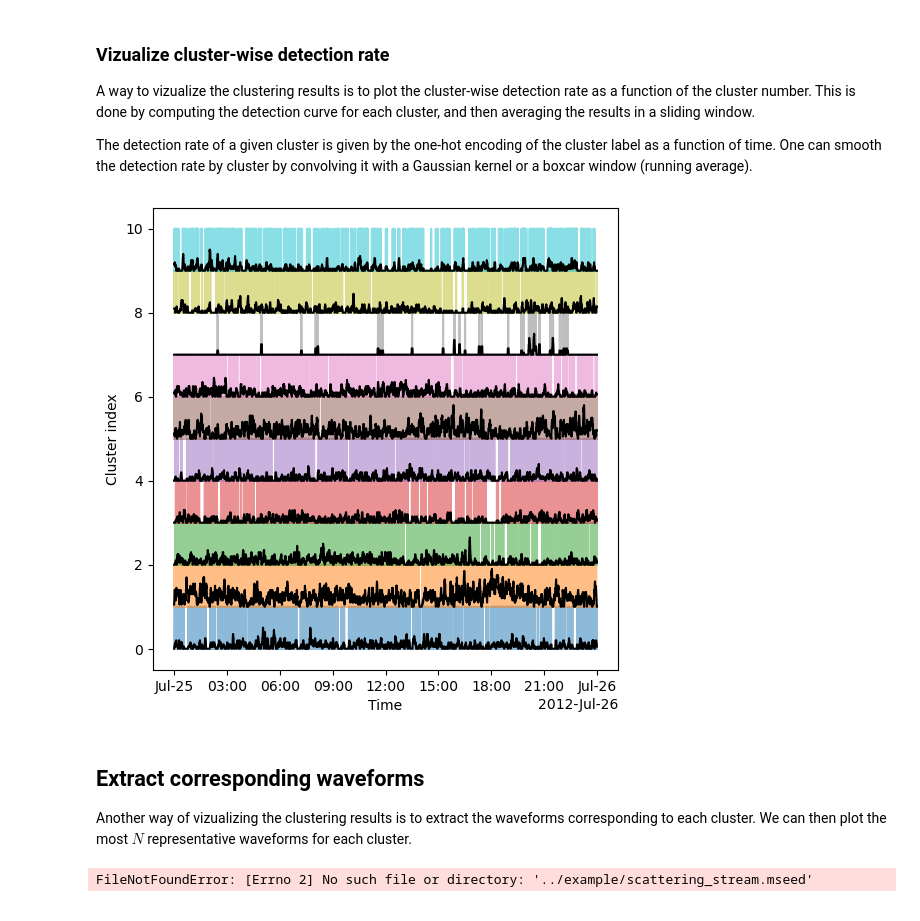
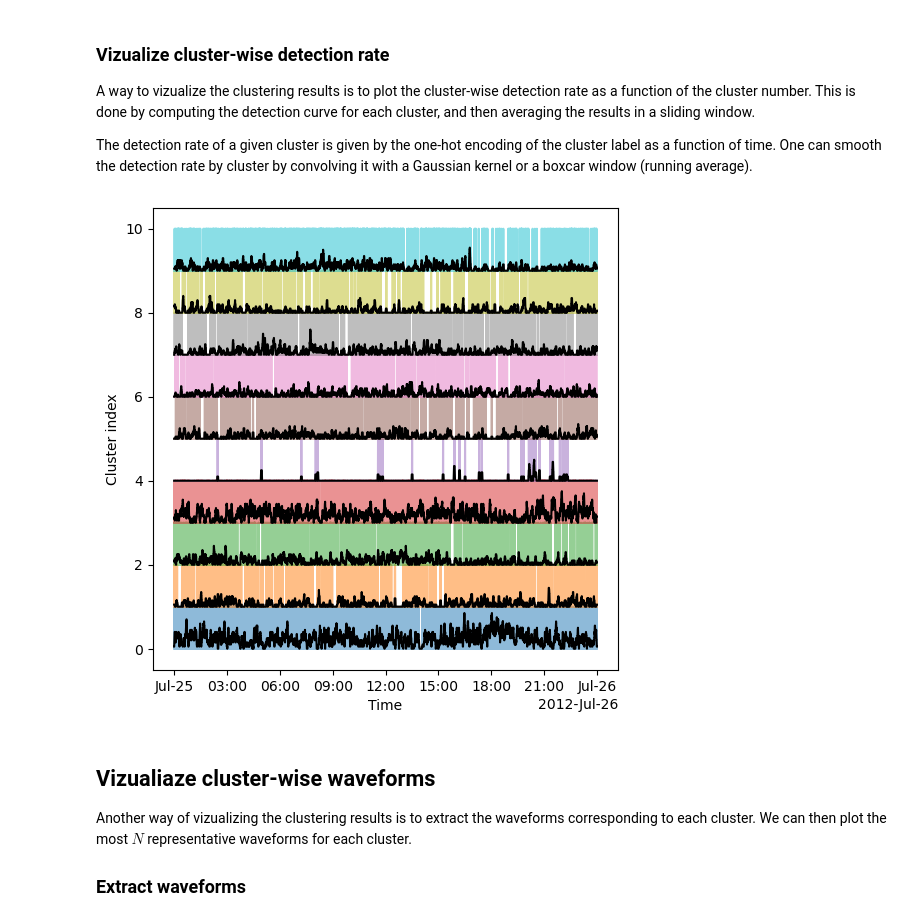
Before and after one commit to scatseisnet/scatseisnet, a Jupyter notebook: docs/source/notebooks/5_clustering.ipynb, the cells around one changed output. Drawn from its saved outputs; the diff is of its cells as text; code cells hidden in the pictures.

Commit message:
Implemented waveform viz in notebook

```diff
--- a/docs/source/notebooks/5_clustering.ipynb
+++ b/docs/source/notebooks/5_clustering.ipynb
@@ -60,10 +60,10 @@ we chose the number of clusters differently.
 
 ### Optimize model
 # %%
-number_of_clusters = 10
+N_CLUSTERS = 10
 
 # Perform clustering
-model = KMeans(n_clusters=number_of_clusters, n_init="auto")
+model = KMeans(n_clusters=N_CLUSTERS, n_init="auto", random_state=4)
 model.fit(features)
 
 # Predict cluster for each sample
@@ -82,37 +82,41 @@ cluster by convolving it with a Gaussian kernel or a boxcar window (running aver
 # %%
 SMOOTH_KERNEL = 20
 
 # Convert predictions to one-hot encoding
-one_hot = np.zeros((len(times), number_of_clusters + 1))
+one_hot = np.zeros((len(times), N_CLUSTERS + 1))
 one_hot[np.arange(len(times)), predictions] = 1
 
 # Plot the results
 fig, ax = plt.subplots(figsize=(6, 6))
 
 # Plot each cluster as a separate line
-for i in range(number_of_clusters):
+for i in range(N_CLUSTERS):
 
     # Obtain the detection rate by convolving with a boxcar kernel
     detection_rate = np.convolve(one_hot[:, i], np.ones(SMOOTH_KERNEL), mode="same") / SMOOTH_KERNEL
 
     # Plot the detection rate
     ax.plot(times, one_hot[:, i] + i, alpha=0.5)
     ax.plot(times, detection_rate + i, color="black")
 
 ax.set_xlabel("Time")
 ax.set_ylabel("Cluster index")
 
 plt.show()
 # %% [output]
-[figure, old version]
+[figure, new version]
 # %% [markdown]
-## Extract corresponding waveforms
+## Vizualiaze cluster-wise waveforms
 
 Another way of vizualizing the clustering results is to extract the waveforms
 corresponding to each cluster. We can then plot the most $N$ representative
 waveforms for each cluster.
+
+### Extract waveforms
 # %%
 stream = obspy.read("../example/scattering_stream.mseed")
+
+N_WAVEFORMS = 5
 
 # Extract waveforms
 waveforms = list()
@@ -129,20 +133,7 @@ for cluster in np.unique(predictions):
 
     # Collect waveforms in a list
     traces = list()
-    for time in closest:
+    for time in closest[:N_WAVEFORMS]:
         time = obspy.UTCDateTime(time)
-        traces.append(stream.slice(time - 5, time + 5).copy())
+        traces.append(stream.select(channel="BHZ").slice(time, time + 5)[0].copy())
     waveforms.append(traces)
-
-# Plot the results
-fig, ax = plt.subplots(number_of_clusters, figsize=(10, 6))
-
-# Plot each cluster as a separate line
-for i, traces in enumerate(waveforms):
-
-    # Plot the detection rate
-    for trace in traces:
-        ax[i].plot(trace.times(), trace.data)
-    ax[i].set_title(f"Cluster {i}")
-# %% [output]
-FileNotFoundError: [Errno 2] No such file or directory: '../example/scattering_stream.mseed'
```
Also changed, not shown: parts of 2 cells of this notebook.
